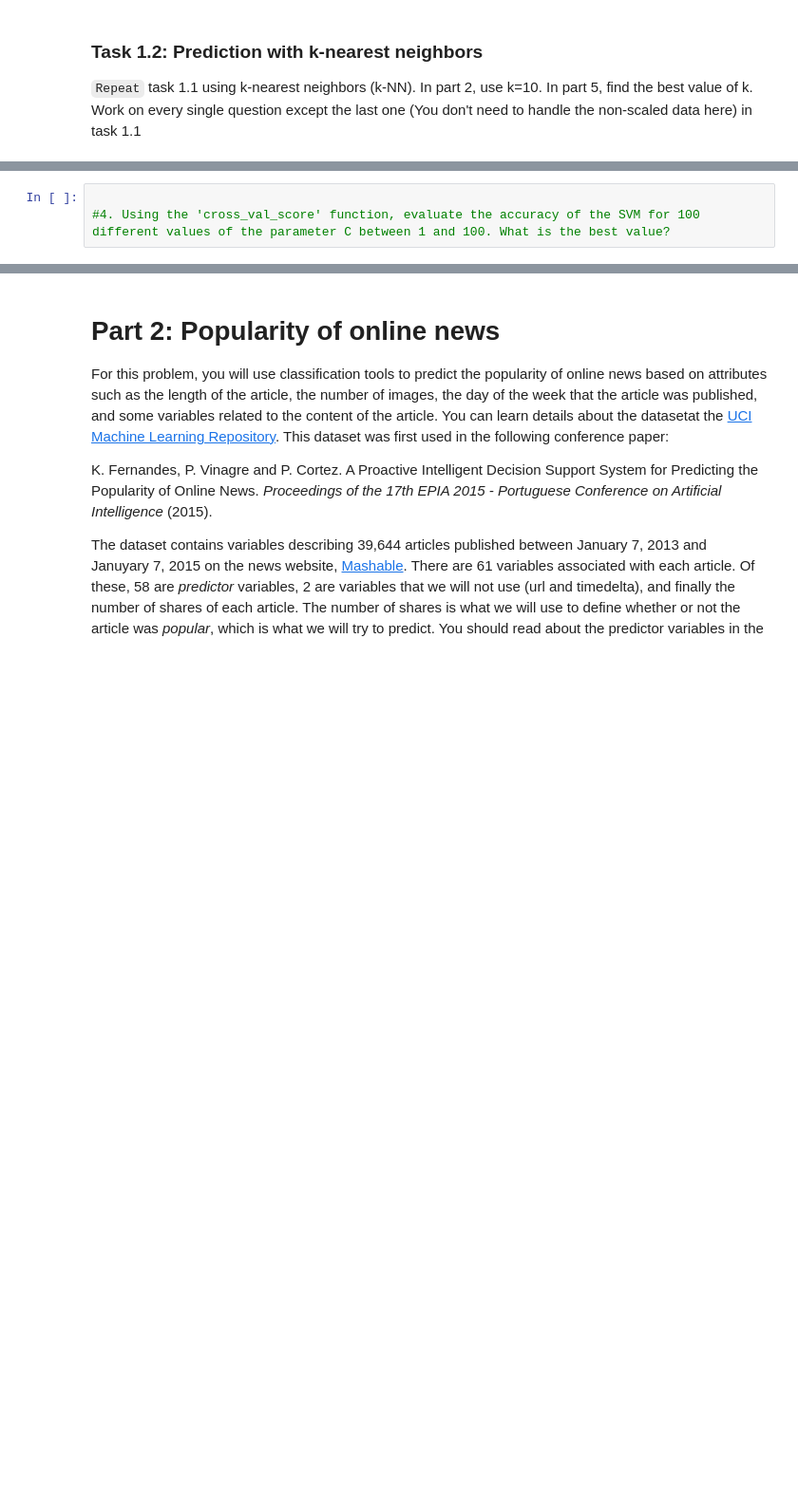
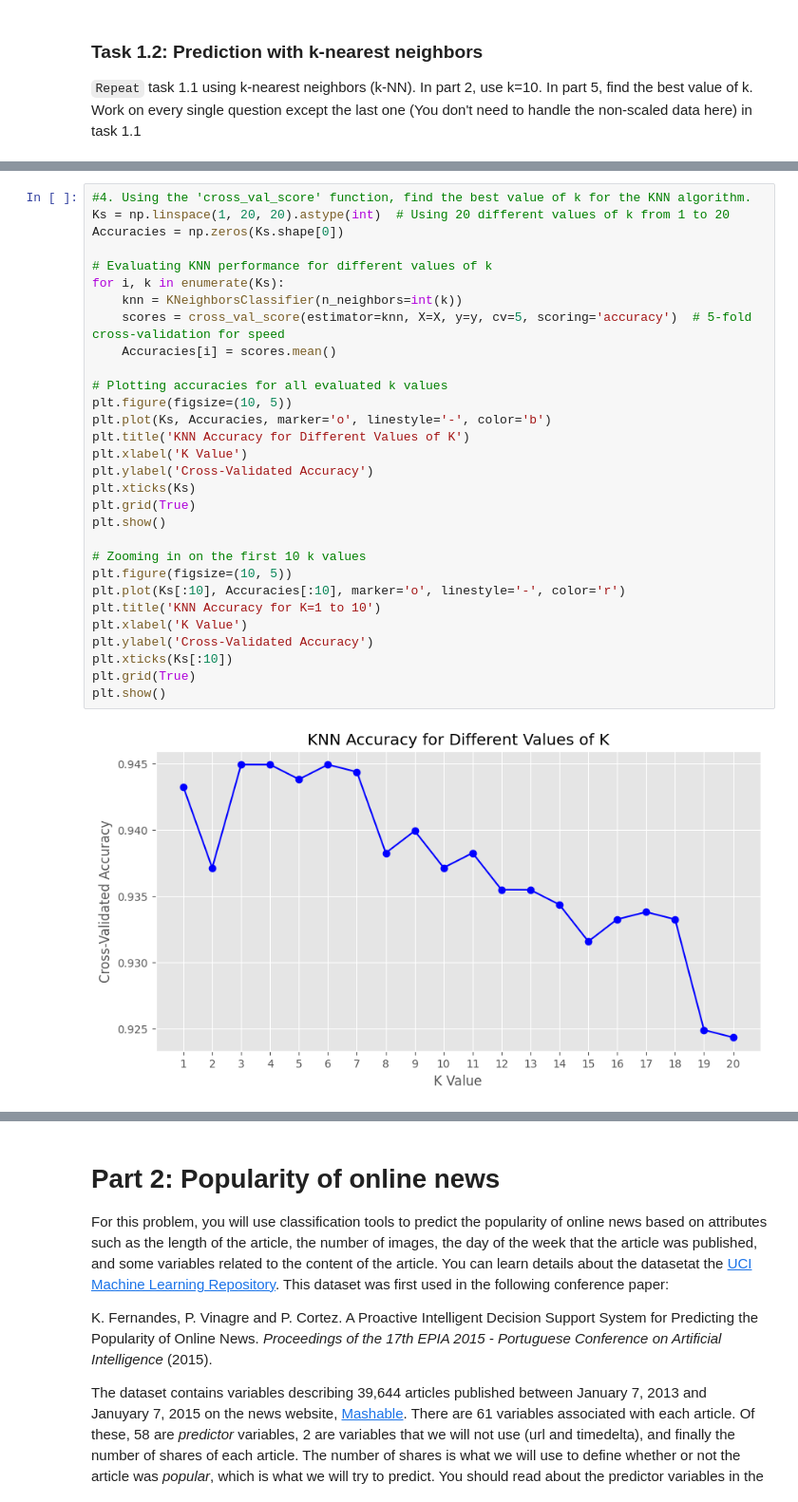
Before and after one commit to logancorrea/Intro-to-Data-Science, a Jupyter notebook: Homework/HW07/HW7.ipynb, the cells around one changed output, grey strips where cells are left out. Shown at 95% size. Saved outputs shown, nothing was run; the diff lists cells and outputs as text; blank space fills up the shorter version.

```diff
--- a/Homework/HW07/HW7.ipynb
+++ b/Homework/HW07/HW7.ipynb
@@ -270,6 +267,35 @@ Confusion Matrix:
  [  0   9   1   6   0   0   0   1 115   1]
  [  5  10   0   5   1   3   2   9   8 109]]
 [figure]
-# %%
-
-#4. Using the 'cross_val_score' function, evaluate the accuracy of the SVM for 100 different values of the parameter C between 1 and 100. What is the best value?
+# %%
+#4. Using the 'cross_val_score' function, find the best value of k for the KNN algorithm.
+Ks = np.linspace(1, 20, 20).astype(int)  # Using 20 different values of k from 1 to 20
+Accuracies = np.zeros(Ks.shape[0])
+
+# Evaluating KNN performance for different values of k
+for i, k in enumerate(Ks):
+    knn = KNeighborsClassifier(n_neighbors=int(k))
+    scores = cross_val_score(estimator=knn, X=X, y=y, cv=5, scoring='accuracy')  # 5-fold cross-validation for speed
+    Accuracies[i] = scores.mean()
+
+# Plotting accuracies for all evaluated k values
+plt.figure(figsize=(10, 5))
+plt.plot(Ks, Accuracies, marker='o', linestyle='-', color='b')
+plt.title('KNN Accuracy for Different Values of K')
+plt.xlabel('K Value')
+plt.ylabel('Cross-Validated Accuracy')
+plt.xticks(Ks)
+plt.grid(True)
+plt.show()
+
+# Zooming in on the first 10 k values
+plt.figure(figsize=(10, 5))
+plt.plot(Ks[:10], Accuracies[:10], marker='o', linestyle='-', color='r')
+plt.title('KNN Accuracy for K=1 to 10')
+plt.xlabel('K Value')
+plt.ylabel('Cross-Validated Accuracy')
+plt.xticks(Ks[:10])
+plt.grid(True)
+plt.show()
+# %% [output]
+[figure, added]
```
Also changed, not shown: parts of 3 cells of this notebook.
